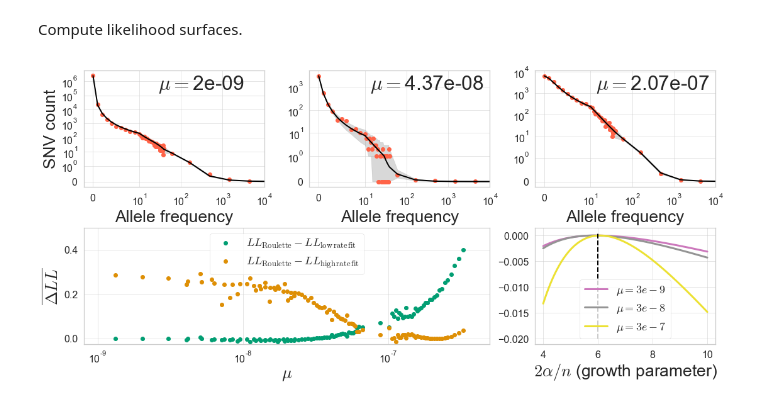
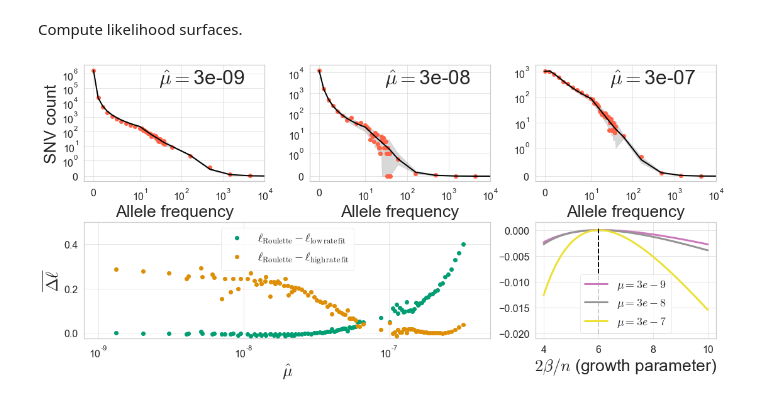
Before and after one commit to vseplyarskiy/Roulette, a Jupyter notebook: population_genetics/demographic_sfs_analyses.ipynb, the cells around one changed output. Saved outputs shown, nothing was run; the diff lists cells and outputs as text; code cells hidden in the pictures.

Commit message:
added things necessary for demography sfs analyses

```diff
--- a/population_genetics/demographic_sfs_analyses.ipynb
+++ b/population_genetics/demographic_sfs_analyses.ipynb
@@ -200,6 +264,6 @@ p_sim_bin_low =  bin_data(SFS_obs_sim_low.AC.to_numpy(), SFS_obs_sim_low.sim.to_
 n_sim_bin_high = bin_data(SFS_obs_sim_high.AC.to_numpy(), SFS_obs_sim_high.Count.to_numpy(), bin_test_mac)
 p_sim_bin_high = bin_data(SFS_obs_sim_high.AC.to_numpy(), SFS_obs_sim_high.sim.to_numpy(), bin_test_mac)
 # %%
-AC_sim_ex, n_sim_ex, p_sim_ex = get_obs_sim(np.where(mu_vals_low[2] == mu_vals_sims)[0][0])
+AC_sim_ex, n_sim_ex, p_sim_ex = get_obs_sim(2)
 p_sim_bin = bin_data(AC_sim_ex, p_sim_ex, bin_test_mac)
 n_sim_bin = bin_data(AC_sim_ex, n_sim_ex, bin_test_mac)
@@ -214,9 +276,8 @@ low_samp_residuals = []
 ll_low_bins = []
 ll_low_all = []
 
-mu_vals_low = mu_vals_sims
-for ii, mu in enumerate(mu_vals_low):
-    mu = mu_vals_low[ii]
+for ii, mu in enumerate(mu_vals_sims):
+    mu = mu_vals_sims[ii]
     AC_sim_ex, n_sim_ex, p_sim_ex = get_obs_sim(np.where(mu == mu_vals_sims)[0][0])
     p_sim_bin = bin_data(AC_sim_ex, p_sim_ex, bin_test_mac)
     n_sim_bin = bin_data(AC_sim_ex, n_sim_ex, bin_test_mac)
@@ -239,8 +300,8 @@ ll_high_bins = []
 ll_high_all = []
 
 mu_vals_high = mu_vals_sims
-for ii, mu in enumerate(mu_vals_high):
-    mu = mu_vals_high[ii]
+for ii, mu in enumerate(mu_vals_sims):
+    mu = mu_vals_sims[ii]
     AC_sim_ex, n_sim_ex, p_sim_ex = get_obs_sim(np.where(mu == mu_vals_sims)[0][0])
     p_sim_bin = bin_data(AC_sim_ex, p_sim_ex, bin_test_mac)
     n_sim_bin = bin_data(AC_sim_ex, n_sim_ex, bin_test_mac)
@@ -330,7 +391,8 @@ high_samp = stats.multinomial.rvs(100000, sfs_high_exp_probs)
 Compute likelihood surfaces.
 # %%
 Upsilon_set = np.linspace(4, 10, 100)
-Upsilon_llhood_low =  [rr.sfs_llhood_exp(np.arange(0, 40), low_samp, 0.02, Upsilon, 40, 7, part_mats_fit, nz=True) for Upsilon in Upsilon_set]
+Upsilon_llhood_low =  [rr.sfs_llhood_exp(np.arange(0, 40), low_samp, 0.02, Upsilon, 40, 7, part_mats_fit, nz=True)
+                       for Upsilon in Upsilon_set]
 # %%
 Upsilon_llhood_med = [ rr.sfs_llhood_exp(np.arange(0, 40), med_samp, 0.2, Upsilon, 40, 7, part_mats_fit, nz=True)
                        for Upsilon in Upsilon_set]
@@ -343,12 +405,16 @@ matplotlib.rc('ytick', labelsize=16)
 sns.set(style="whitegrid", rc={"xtick.bottom" : True, "ytick.left" : True})
 sns.set_style('whitegrid')
 # %%
-# plotting._plot_params()
+matplotlib.rcParams.update({'font.size': 22})
+matplotlib.rcParams["figure.facecolor"] = '#ffffff'
+matplotlib.rcParams["axes.facecolor"] = "#ffffff"
+matplotlib.rcParams["savefig.facecolor"] = "#ffffff"
+plt.style.use('bmh')
 matplotlib.rc('xtick', labelsize=16)
 matplotlib.rc('ytick', labelsize=16)
 sns.set_style('whitegrid')
 
-ii_set = [1,51,-10]
+ii_set = [2,42,-2]
 fig, axes = plt.subplots(2, len(ii_set), figsize=(18,8))
 
 for jj,ii in enumerate(ii_set):
@@ -359,43 +425,46 @@ for jj,ii in enumerate(ii_set):
     n_obs = np.sum(bin_n_test)
     axes[0][jj] = plot_predict_sfs(axes[0][jj], bin_means(bin_test_mac), bin_test_sizes_mac,
                                 bin_n_test, bin_sim_test)
-    axes[0][jj].set_title(r"$\mu=${}".format(np.round(mu_vals_sims[ii], 10)), x=0.65, y=0.80)
+    axes[0][jj].set_title(r"$\hat{\mu}=$" + "{}".format(round_to_significant(mu_vals_sims[ii], 1)), x=0.65, y=0.80)
     axes[0][jj].set_yscale("symlog", linthresh=1)
     axes[0][jj].set_xscale("symlog", linthresh=10)
     axes[0][jj].set_xlim([-2,10000])
 
 gs = axes[1, 1].get_gridspec()
 for ax in axes[1,0:-1]:
     ax.remove()
 axbig = fig.add_subplot(gs[1,0:-1])
-axbig.plot(mu_vals_low, ((np.array(ll_low_bins)-1)/np.array(n_obs_low_set) - np.array(ll_low_all)/np.array(n_obs_low_set)), "o",
-         label=r"$LL_{\mathrm{Roulette}}-LL_{\mathrm{low \, rate \, fit}}$", color=sns.color_palette("colorblind")[2])
+axbig.plot(mu_vals_sims, ((np.array(ll_low_bins)-1)/np.array(n_obs_low_set) - np.array(ll_low_all)/np.array(n_obs_low_set)), "o",
+         label=r"$\ell_{\mathrm{Roulette}}-\ell_{\mathrm{low \, rate \, fit}}$", color=sns.color_palette("colorblind")[2])
 axbig.plot(mu_vals_high, ((np.array(ll_high_bins)-1)/np.array(n_obs_high_set) - np.array(ll_high_all)/np.array(n_obs_high_set)), "o",
-        label=r"$LL_{\mathrm{Roulette}}-LL_{\mathrm{high \, rate \, fit}}$", color=sns.color_palette("colorblind")[1])
+        label=r"$\ell_{\mathrm{Roulette}}-\ell_{\mathrm{high \, rate \, fit}}$", color=sns.color_palette("colorblind")[1])
 axbig.set_xscale("log")
 #axbig.set_yscale("symlog", linthresh=0.05)
 
-axbig.set_xlabel(r"$\mu$")
-axbig.set_ylabel(r"$\overline{\Delta LL}$")
+axbig.set_xlabel(r"$\hat{\mu}$")
+axbig.set_ylabel(r"$\overline{\Delta \ell}$")
 axbig.legend(loc="upper center", fontsize=18)
 axbig.set_xlim([0.8e-9, 5e-7])
 axbig.set_ylim([-0.025, 0.5])
 axbig.minorticks_on()
 
-axes[1][2].plot(Upsilon_set, (Upsilon_llhood_low - np.max(Upsilon_llhood_low))/100000, label=r"$\mu=3e-9$", linewidth=3, color=sns.color_palette("colorblind")[4])
-axes[1][2].plot(Upsilon_set, (Upsilon_llhood_med - np.max(Upsilon_llhood_med))/100000, label=r"$\mu=3e-8$", linewidth=3, color=sns.color_palette("colorblind")[7])
-axes[1][2].plot(Upsilon_set, (Upsilon_llhood_high - np.max(Upsilon_llhood_high))/100000, label=r"$\mu=3e-7$", linewidth=3, color=sns.color_palette("colorblind")[8])
+axes[1][2].plot(Upsilon_set, (Upsilon_llhood_low - np.max(Upsilon_llhood_low))/100000,
+                label=r"$\mu=3e-9$", linewidth=3, color=sns.color_palette("colorblind")[4])
+axes[1][2].plot(Upsilon_set, (Upsilon_llhood_med - np.max(Upsilon_llhood_med))/100000,
+                label=r"$\mu=3e-8$", linewidth=3, color=sns.color_palette("colorblind")[7])
+axes[1][2].plot(Upsilon_set, (Upsilon_llhood_high - np.max(Upsilon_llhood_high))/100000,
+                label=r"$\mu=3e-7$", linewidth=3, color=sns.color_palette("colorblind")[8])
 axes[1][2].plot([6, 6], [-200/10000, 5/10000], "--", color="black")
-axes[1][2].set_xlabel(r"$2\alpha/n$ (growth parameter)")
+axes[1][2].set_xlabel(r"$2\beta/n$ (growth parameter)")
 axes[1][2].legend(loc="lower center", fontsize=18)
 
 axes[0][0].set_ylabel("SNV count")
 axes[0][0].set_xlabel("Allele frequency")
 axes[0][1].set_xlabel("Allele frequency")
 axes[0][2].set_xlabel("Allele frequency")
 
 plt.subplots_adjust(hspace=0.35)
 plt.subplots_adjust(wspace=0.25)
-fig.savefig("demography_plot_full.pdf", bbox_inches="tight")
+fig.savefig("demography_plot_full.svg", bbox_inches="tight")
 # %% [output]
-[figure, old version]
+[figure, new version]
```
Also changed, not shown: parts of 20 cells of this notebook, 3 other files.
